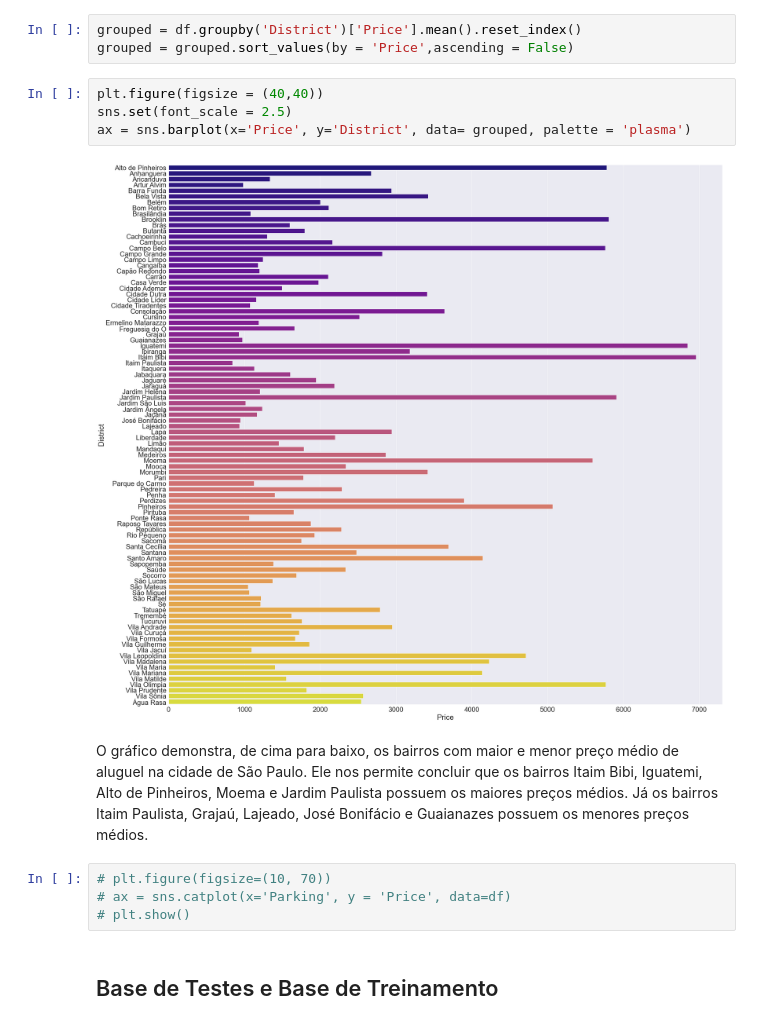
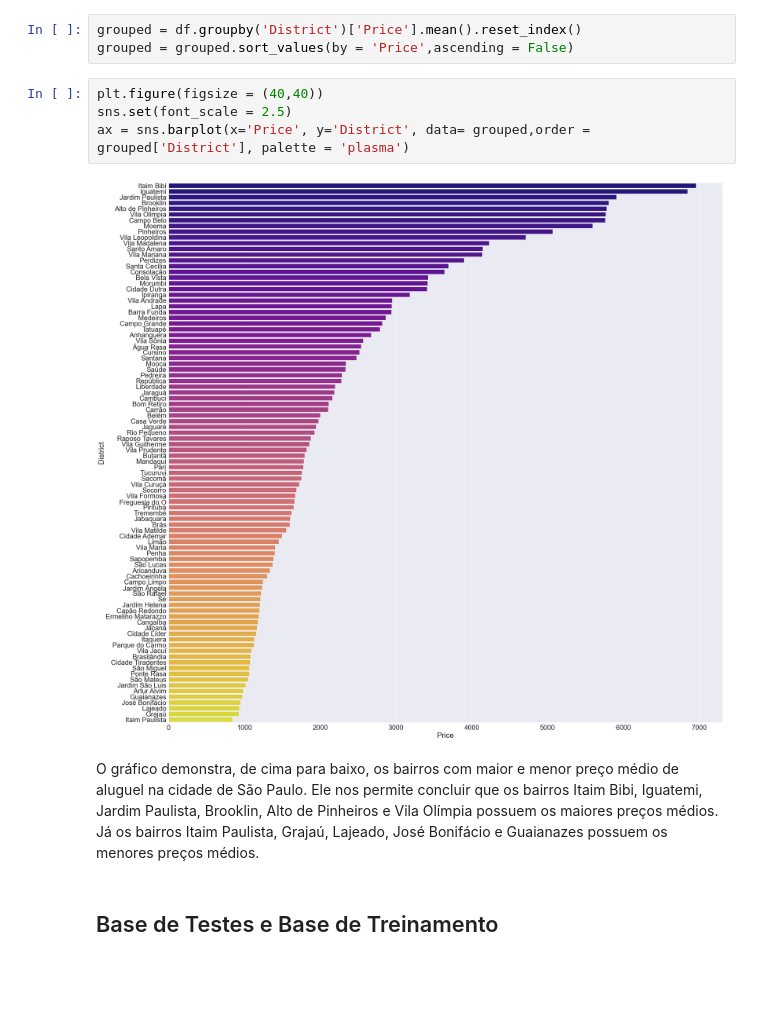
Before and after one commit to insper-classroom/22-1a-cd-p2-projeto2_isa_pivo_pcolpas, a Jupyter notebook: P2/data_analysis.ipynb, the cells around one changed output. Drawn from its saved outputs; the diff is of its cells as text; blank space fills up the shorter version.

```diff
--- a/P2/data_analysis.ipynb
+++ b/P2/data_analysis.ipynb
@@ -217,15 +217,11 @@ grouped = grouped.sort_values(by = 'Price',ascending = False)
 # %%
 plt.figure(figsize = (40,40))
 sns.set(font_scale = 2.5)
-ax = sns.barplot(x='Price', y='District', data= grouped, palette = 'plasma')
+ax = sns.barplot(x='Price', y='District', data= grouped,order = grouped['District'], palette = 'plasma')
 # %% [output]
-[figure, old version]
+[figure, new version]
 # %% [markdown]
-O gráfico demonstra, de cima para baixo, os bairros com maior e menor preço médio de aluguel na cidade de São Paulo. Ele nos permite concluir que os bairros Itaim Bibi, Iguatemi, Alto de Pinheiros, Moema e Jardim Paulista possuem os maiores preços médios. Já os bairros Itaim Paulista, Grajaú, Lajeado, José Bonifácio e Guaianazes possuem os menores preços médios.
+O gráfico demonstra, de cima para baixo, os bairros com maior e menor preço médio de aluguel na cidade de São Paulo. Ele nos permite concluir que os bairros Itaim Bibi, Iguatemi, Jardim Paulista, Brooklin, Alto de Pinheiros e Vila Olímpia possuem os maiores preços médios. Já os bairros Itaim Paulista, Grajaú, Lajeado, José Bonifácio e Guaianazes possuem os menores preços médios.
-# %%
-# plt.figure(figsize=(10, 70))
-# ax = sns.catplot(x='Parking', y = 'Price', data=df)
-# plt.show()
 # %% [markdown]
 ## Base de Testes e Base de Treinamento
 # %% [markdown]
```
Also changed, not shown: parts of 22 cells of this notebook.
